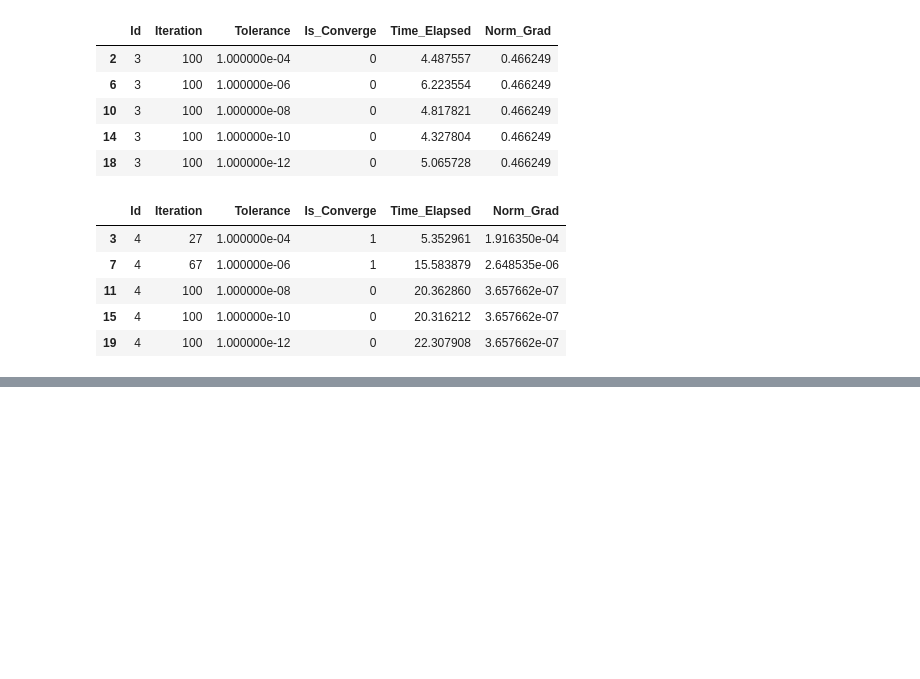
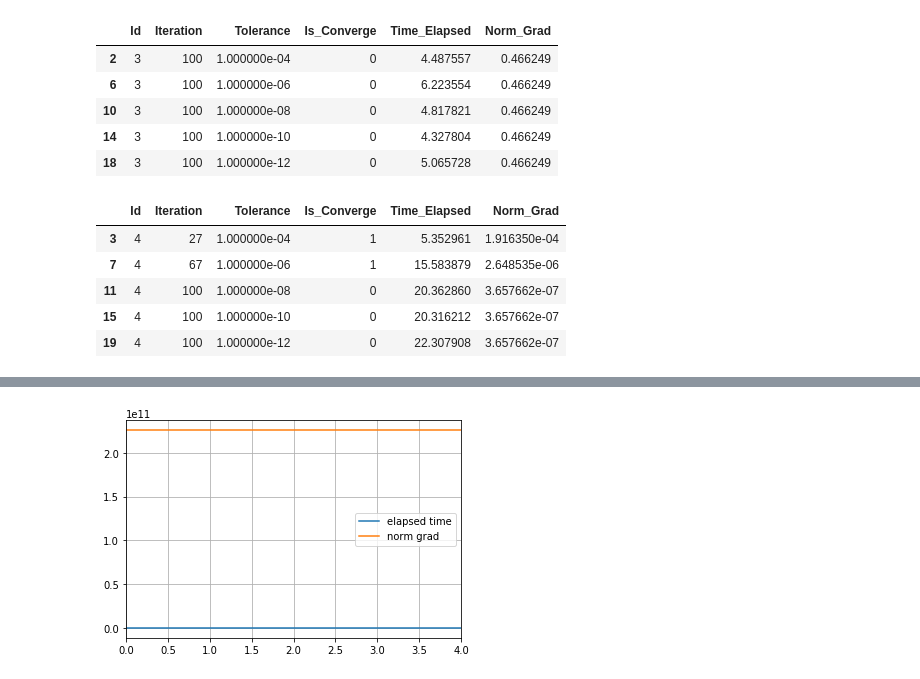
Before and after one commit to M46F/t3_anum, a Jupyter notebook: 1c/Laporan_Anum.ipynb, the cells around one changed output, grey strips where cells are left out. Cells and saved outputs as stored; diff of their text form; code cells hidden in the pictures; blank space fills up the shorter version.

```diff
--- a/1c/Laporan_Anum.ipynb
+++ b/1c/Laporan_Anum.ipynb
@@ -42,0 +120,6 @@ no_4
+# %%
+tes = res[res['nomor fungsi fx'] == 2].drop(['nomor fungsi fx', 'jumlah iterasi', 'converge/tidak', 'tolerance'], axis=1).copy()
+tes.reset_index().drop(['index'], axis=1).plot(grid=True,xlim=(0,4))
+plt.show()
+# %% [output]
+[figure, added]
```
Also changed, not shown: parts of 10 cells of this notebook, 6 other files.
